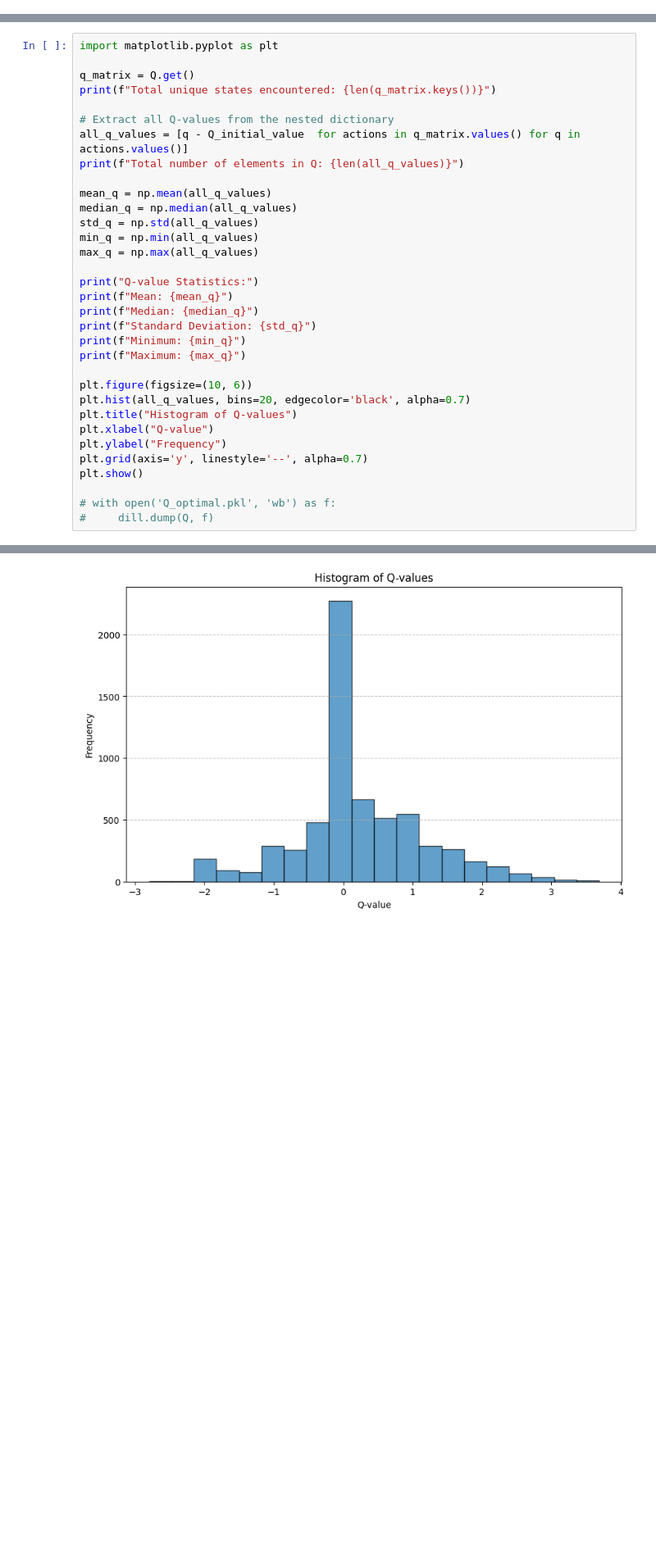
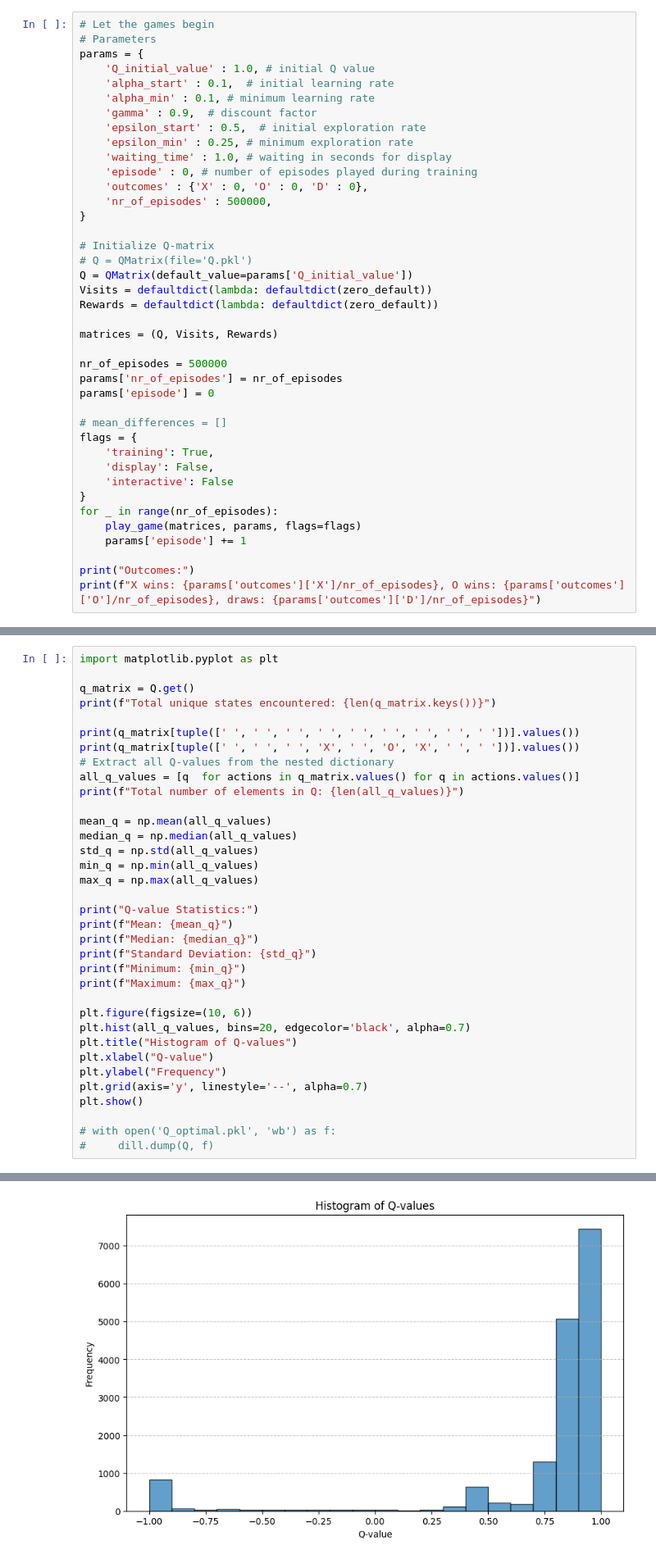
Before and after one commit to jakobatgithub/TicTacToe, a Jupyter notebook: TicTacToe.ipynb, the cells around one changed output, grey strips where cells are left out. Shown at 82% size. Cells and saved outputs as stored; diff of their text form; blank space fills up the shorter version.

```diff
--- a/TicTacToe.ipynb
+++ b/TicTacToe.ipynb
@@ -356,0 +284,40 @@ X wins: 0.376364, O wins: 0.134492, draws: 0.489144
+# %%
+# Let the games begin
+# Parameters
+params = {
+    'Q_initial_value' : 1.0, # initial Q value
+    'alpha_start' : 0.1,  # initial learning rate
+    'alpha_min' : 0.1, # minimum learning rate
+    'gamma' : 0.9,  # discount factor
+    'epsilon_start' : 0.5,  # initial exploration rate
+    'epsilon_min' : 0.25, # minimum exploration rate
+    'waiting_time' : 1.0, # waiting in seconds for display
+    'episode' : 0, # number of episodes played during training
+    'outcomes' : {'X' : 0, 'O' : 0, 'D' : 0},
+    'nr_of_episodes' : 500000,
+}
+
+# Initialize Q-matrix
+# Q = QMatrix(file='Q.pkl')
+Q = QMatrix(default_value=params['Q_initial_value'])
+Visits = defaultdict(lambda: defaultdict(zero_default))
+Rewards = defaultdict(lambda: defaultdict(zero_default))
+
+matrices = (Q, Visits, Rewards)
+
+nr_of_episodes = 500000
+params['nr_of_episodes'] = nr_of_episodes
+params['episode'] = 0
+
+# mean_differences = []
+flags = {
+    'training': True,
+    'display': False,
+    'interactive': False
+}
+for _ in range(nr_of_episodes):
+    play_game(matrices, params, flags=flags)
+    params['episode'] += 1
+
+print("Outcomes:")
+print(f"X wins: {params['outcomes']['X']/nr_of_episodes}, O wins: {params['outcomes']['O']/nr_of_episodes}, draws: {params['outcomes']['D']/nr_of_episodes}")
@@ -376,8 +376,10 @@ import matplotlib.pyplot as plt
 q_matrix = Q.get()
 print(f"Total unique states encountered: {len(q_matrix.keys())}")
 
+print(q_matrix[tuple([' ', ' ', ' ', ' ', ' ', ' ', ' ', ' ', ' '])].values())
+print(q_matrix[tuple([' ', ' ', ' ', 'X', ' ', 'O', 'X', ' ', ' '])].values())
 # Extract all Q-values from the nested dictionary
-all_q_values = [q - Q_initial_value  for actions in q_matrix.values() for q in actions.values()]
+all_q_values = [q  for actions in q_matrix.values() for q in actions.values()]
 print(f"Total number of elements in Q: {len(all_q_values)}")
 
 mean_q = np.mean(all_q_values)
@@ -415 +419 @@ Maximum: 3.687567081628335
-[figure, old version]
+[figure, new version]
```
Also changed, not shown: parts of 13 cells of this notebook.
